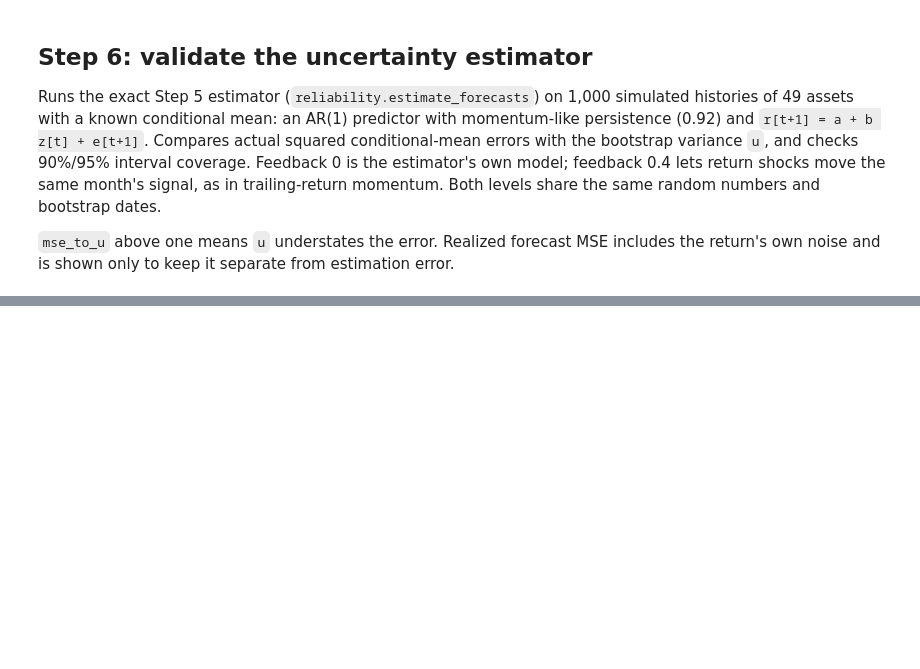
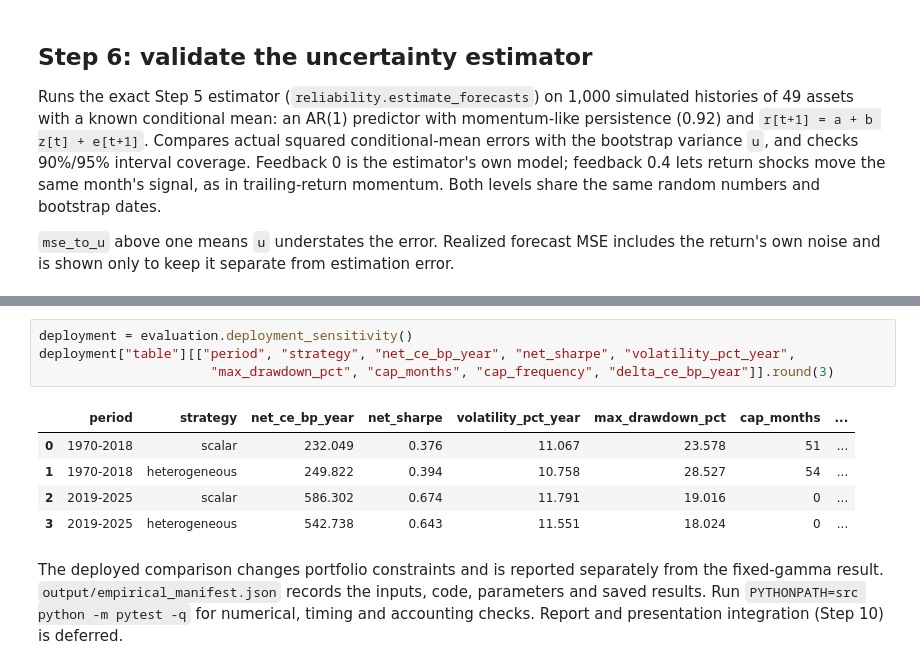
Before and after one commit to mengmeng12/epo-signal-uncertainty, a Jupyter notebook: end_to_end_pipeline.ipynb, the cells around one changed output, grey strips where cells are left out. Saved outputs shown, nothing was run; the diff lists cells and outputs as text; blank space fills up the shorter version.

```diff
--- a/end_to_end_pipeline.ipynb
+++ b/end_to_end_pipeline.ipynb
@@ -140,0 +253,12 @@ calibration["table"].query("subset == 'all'").round(4).T
+# %%
+deployment = evaluation.deployment_sensitivity()
+deployment["table"][["period", "strategy", "net_ce_bp_year", "net_sharpe", "volatility_pct_year",
+                      "max_drawdown_pct", "cap_months", "cap_frequency", "delta_ce_bp_year"]].round(3)
+# %% [output]
+|  | period | strategy | net_ce_bp_year | net_sharpe | volatility_pct_year | max_drawdown_pct | cap_months | ... |
+| 0 | 1970-2018 | scalar | 232.049 | 0.376 | 11.067 | 23.578 | 51 | ... |
+| 1 | 1970-2018 | heterogeneous | 249.822 | 0.394 | 10.758 | 28.527 | 54 | ... |
+| 2 | 2019-2025 | scalar | 586.302 | 0.674 | 11.791 | 19.016 | 0 | ... |
+| 3 | 2019-2025 | heterogeneous | 542.738 | 0.643 | 11.551 | 18.024 | 0 | ... |
+# %% [markdown]
+The deployed comparison changes portfolio constraints and is reported separately from the fixed-gamma result. `output/empirical_manifest.json` records the inputs, code, parameters and saved results. Run `PYTHONPATH=src python -m pytest -q` for numerical, timing and accounting checks. Report and presentation integration (Step 10) is deferred.
```
Also changed, not shown: parts of 15 cells of this notebook, 24 other files.
